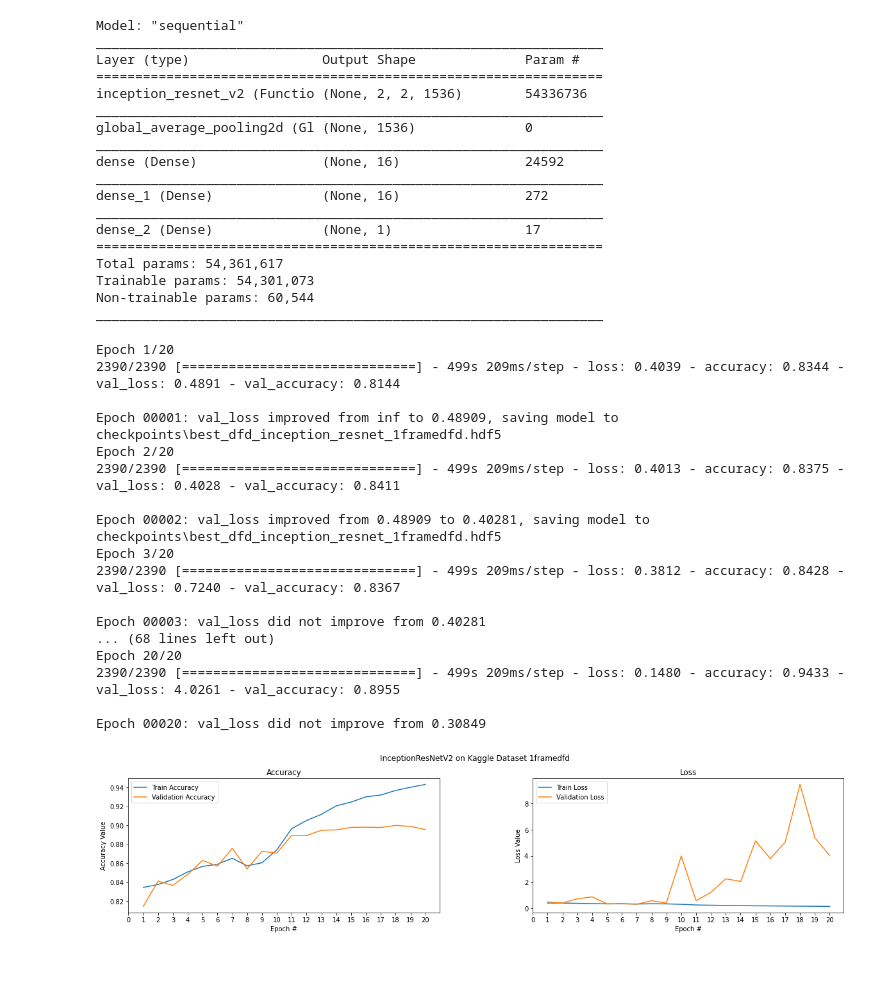
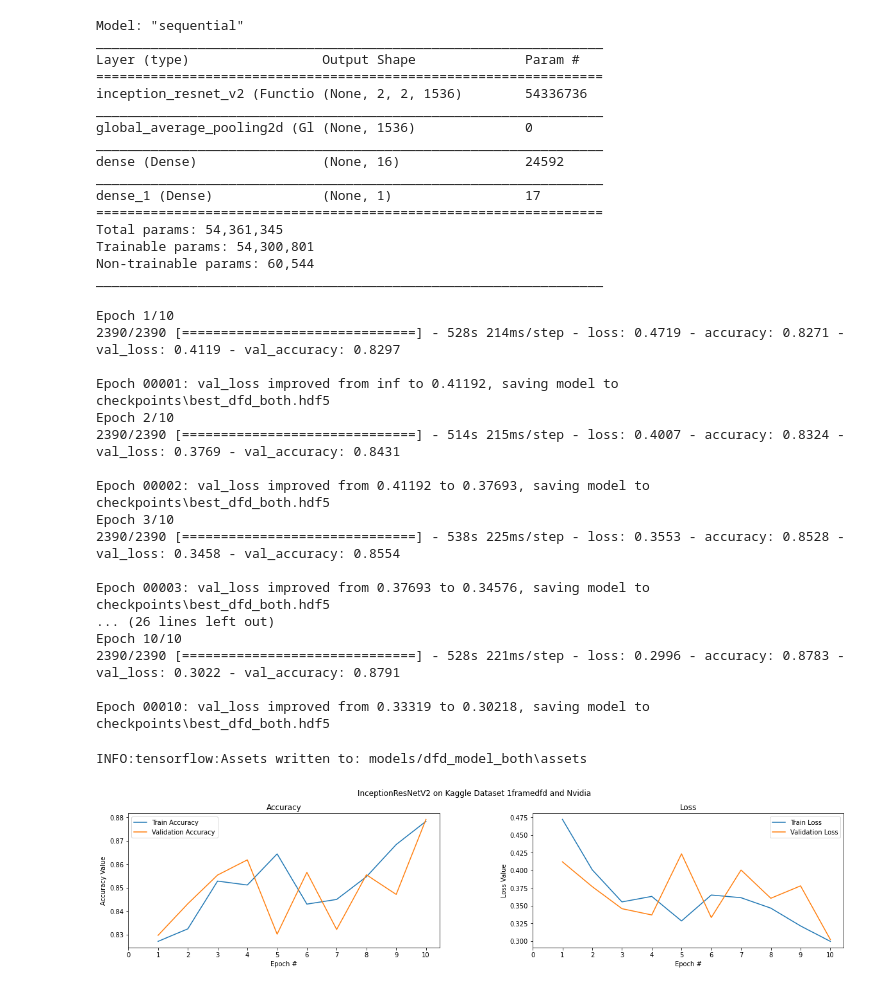
Before and after one commit to ShresthBhimrajka/Deepfake_Detection, a Jupyter notebook: test2.ipynb, the cells around one changed output. Cells and saved outputs as stored; diff of their text form; code cells hidden in the pictures.

Commit message:
Model testing completing

```diff
--- a/test2.ipynb
+++ b/test2.ipynb
@@ -64,4 +64,6 @@ model.add(Dense(units = 16, activation = 'relu'))
 model.add(Dense(units = 1, activation = 'sigmoid'))
+# %%
+model = load_model('models/dfd_model_nvidia_dataset')
 # %%
 model.compile(loss = 'binary_crossentropy', optimizer = optimizers.Adam(learning_rate = 1e-3), metrics = ['accuracy'])
 model.summary()
@@ -76,17 +78,15 @@ global_average_pooling2d (Gl (None, 1536)              0
 _________________________________________________________________
 dense (Dense)                (None, 16)                24592
 _________________________________________________________________
-dense_1 (Dense)              (None, 16)                272
-_________________________________________________________________
-dense_2 (Dense)              (None, 1)                 17
+dense_1 (Dense)              (None, 1)                 17
 =================================================================
-Total params: 54,361,617
-Trainable params: 54,301,073
+Total params: 54,361,345
+Trainable params: 54,300,801
 Non-trainable params: 60,544
 _________________________________________________________________
 # %%
 checkpoint_callback = ModelCheckpoint(
-    filepath = 'checkpoints/best_dfd_inception_resnet_1framedfd.hdf5',
+    filepath = 'checkpoints/best_dfd_both.hdf5',
     monitor = 'val_loss',
     verbose = 1,
     save_best_only = True,
@@ -102,48 +102,49 @@ STEPS = train_size // BATCH_SIZE
 callbacks = [checkpoint_callback, reduce_lr]
 history = model.fit(train_ds, batch_size = BATCH_SIZE, steps_per_epoch = STEPS, epochs = EPOCHS, callbacks = callbacks, validation_data = val_ds, verbose = 1)
 # %% [output]
-Epoch 1/20
-2390/2390 [==============================] - 499s 209ms/step - loss: 0.4039 - accuracy: 0.8344 - val_loss: 0.4891 - val_accuracy: 0.8144
+Epoch 1/10
+2390/2390 [==============================] - 528s 214ms/step - loss: 0.4719 - accuracy: 0.8271 - val_loss: 0.4119 - val_accuracy: 0.8297
 
-Epoch 00001: val_loss improved from inf to 0.48909, saving model to checkpoints\best_dfd_inception_resnet_1framedfd.hdf5
-Epoch 2/20
-2390/2390 [==============================] - 499s 209ms/step - loss: 0.4013 - accuracy: 0.8375 - val_loss: 0.4028 - val_accuracy: 0.8411
+Epoch 00001: val_loss improved from inf to 0.41192, saving model to checkpoints\best_dfd_both.hdf5
+Epoch 2/10
+2390/2390 [==============================] - 514s 215ms/step - loss: 0.4007 - accuracy: 0.8324 - val_loss: 0.3769 - val_accuracy: 0.8431
 
-Epoch 00002: val_loss improved from 0.48909 to 0.40281, saving model to checkpoints\best_dfd_inception_resnet_1framedfd.hdf5
-Epoch 3/20
-2390/2390 [==============================] - 499s 209ms/step - loss: 0.3812 - accuracy: 0.8428 - val_loss: 0.7240 - val_accuracy: 0.8367
+Epoch 00002: val_loss improved from 0.41192 to 0.37693, saving model to checkpoints\best_dfd_both.hdf5
+Epoch 3/10
+2390/2390 [==============================] - 538s 225ms/step - loss: 0.3553 - accuracy: 0.8528 - val_loss: 0.3458 - val_accuracy: 0.8554
 
-Epoch 00003: val_loss did not improve from 0.40281
-... (68 lines left out)
-Epoch 20/20
-2390/2390 [==============================] - 499s 209ms/step - loss: 0.1480 - accuracy: 0.9433 - val_loss: 4.0261 - val_accuracy: 0.8955
+Epoch 00003: val_loss improved from 0.37693 to 0.34576, saving model to checkpoints\best_dfd_both.hdf5
+... (26 lines left out)
+Epoch 10/10
+2390/2390 [==============================] - 528s 221ms/step - loss: 0.2996 - accuracy: 0.8783 - val_loss: 0.3022 - val_accuracy: 0.8791
 
-Epoch 00020: val_loss did not improve from 0.30849
+Epoch 00010: val_loss improved from 0.33319 to 0.30218, saving model to checkpoints\best_dfd_both.hdf5
 # %%
-# model.save('models/dfd_model_1framedfd')
+model.save('models/dfd_model_both')
 
 f, (ax1, ax2) = plt.subplots(1, 2, figsize = (20, 4))
-t = f.suptitle('InceptionResNetV2 on Kaggle Dataset 1framedfd', fontsize = 12)
+t = f.suptitle('InceptionResNetV2 on Kaggle Dataset 1framedfd and Nvidia', fontsize = 12)
 f.subplots_adjust(top = 0.85, wspace = 0.3)
 
 epoch_list = list(range(1, EPOCHS + 1))
 ax1.plot(epoch_list, history.history['accuracy'], label = 'Train Accuracy')
 ax1.plot(epoch_list, history.history['val_accuracy'], label = 'Validation Accuracy')
 ax1.set_xticks(np.arange(0, EPOCHS + 1, 1))
 ax1.set_ylabel('Accuracy Value')
 ax1.set_xlabel('Epoch #')
 ax1.set_title('Accuracy')
 l1 = ax1.legend(loc="best")
 
 ax2.plot(epoch_list, history.history['loss'], label = 'Train Loss')
 ax2.plot(epoch_list, history.history['val_loss'], label = 'Validation Loss')
 ax2.set_xticks(np.arange(0, EPOCHS + 1, 1))
 ax2.set_ylabel('Loss Value')
 ax2.set_xlabel('Epoch #')
 ax2.set_title('Loss')
 l2 = ax2.legend(loc = "best")
 # %% [output]
+INFO:tensorflow:Assets written to: models/dfd_model_both\assets
-[figure, old version]
+[figure, new version]
 # %%
 results = model.evaluate(test_ds)
 print(model.metrics_names)
```
Also changed, not shown: parts of 4 cells of this notebook, 1 other file.
